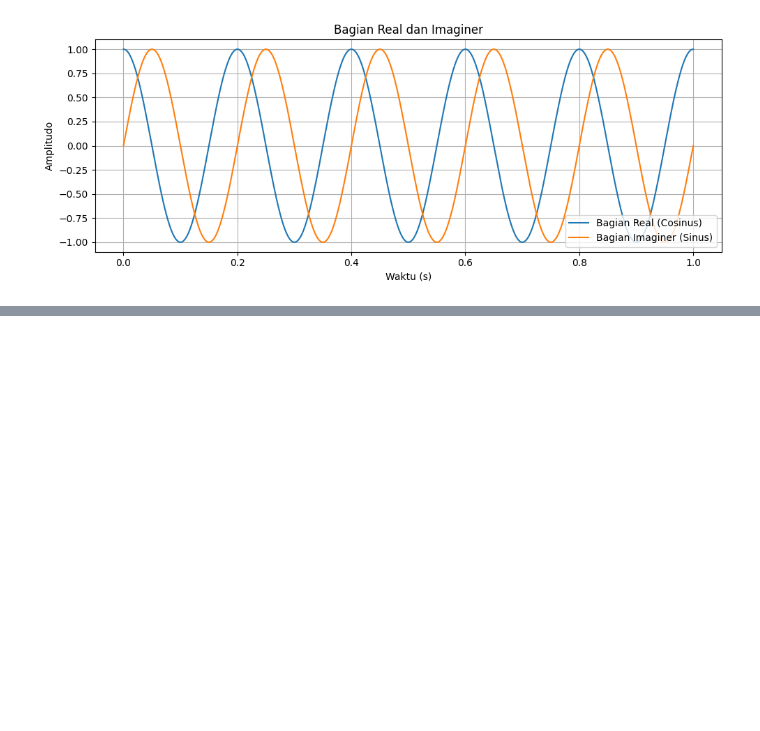
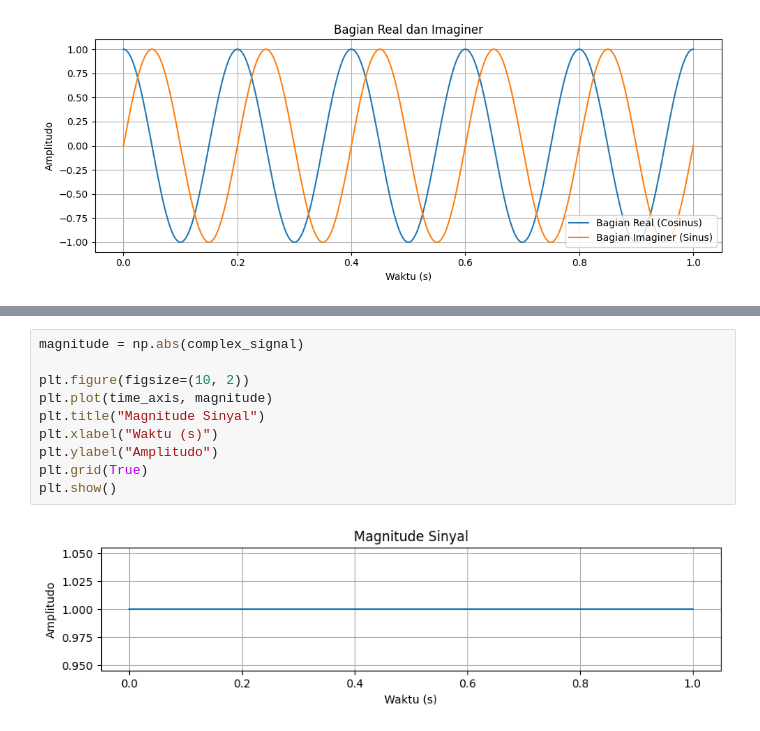
Before and after one commit to informatika-itera/if3024-handson, a Jupyter notebook: 0_working_with_signal.ipynb, the cells around one changed output, grey strips where cells are left out. Cells and saved outputs as stored; diff of their text form; blank space fills up the shorter version.

```diff
--- a/0_working_with_signal.ipynb
+++ b/0_working_with_signal.ipynb
@@ -153,0 +171,12 @@ plt.show()
+# %%
+magnitude = np.abs(complex_signal)
+
+plt.figure(figsize=(10, 2))
+plt.plot(time_axis, magnitude)
+plt.title("Magnitude Sinyal")
+plt.xlabel("Waktu (s)")
+plt.ylabel("Amplitudo")
+plt.grid(True)
+plt.show()
+# %% [output]
+[figure, added]
```
Also changed, not shown: parts of 28 cells of this notebook, 2 other files.
